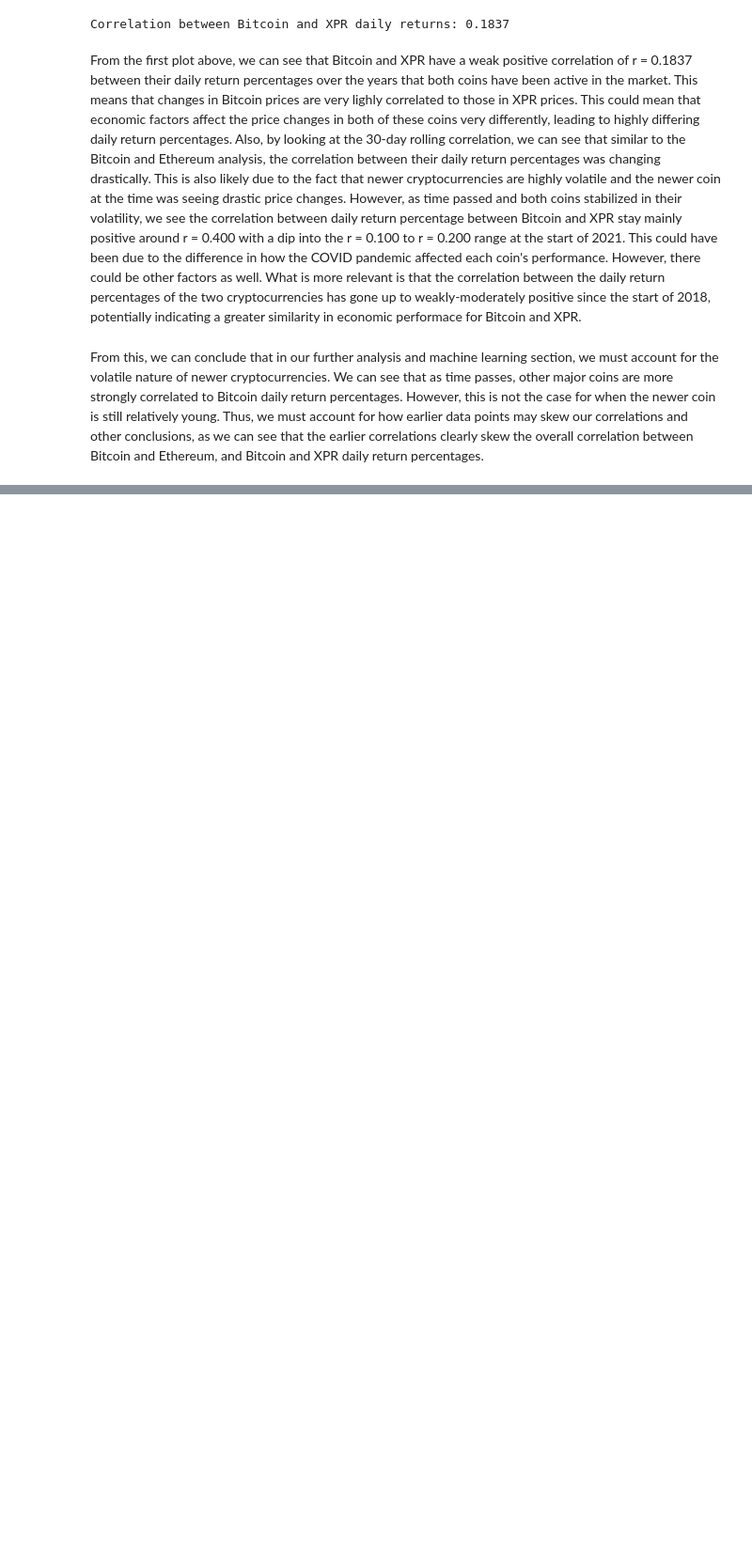
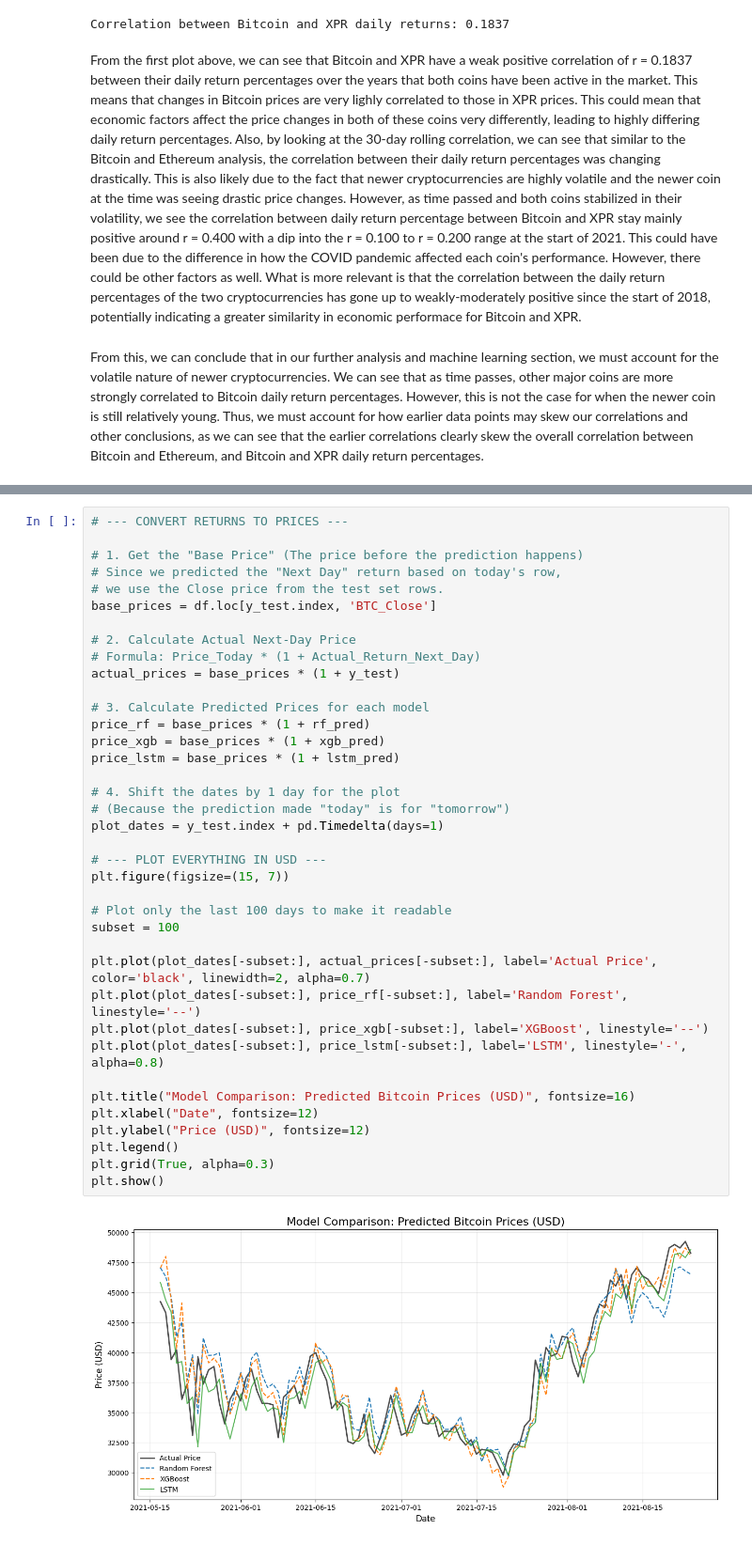
Before and after one commit to rjindal177/CMSC320-Final-Project, a Jupyter notebook: termProject.ipynb, the cells around one changed output, grey strips where cells are left out. Shown at 94% size. Drawn from its saved outputs; the diff is of its cells as text; blank space fills up the shorter version.

```diff
--- a/termProject.ipynb
+++ b/termProject.ipynb
@@ -362,0 +684,40 @@ From this, we can conclude that in our further analysis and machine learning sec
+# %%
+# --- CONVERT RETURNS TO PRICES ---
+
+# 1. Get the "Base Price" (The price before the prediction happens)
+# Since we predicted the "Next Day" return based on today's row,
+# we use the Close price from the test set rows.
+base_prices = df.loc[y_test.index, 'BTC_Close']
+
+# 2. Calculate Actual Next-Day Price
+# Formula: Price_Today * (1 + Actual_Return_Next_Day)
+actual_prices = base_prices * (1 + y_test)
+
+# 3. Calculate Predicted Prices for each model
+price_rf = base_prices * (1 + rf_pred)
+price_xgb = base_prices * (1 + xgb_pred)
+price_lstm = base_prices * (1 + lstm_pred)
+
+# 4. Shift the dates by 1 day for the plot
+# (Because the prediction made "today" is for "tomorrow")
+plot_dates = y_test.index + pd.Timedelta(days=1)
+
+# --- PLOT EVERYTHING IN USD ---
+plt.figure(figsize=(15, 7))
+
+# Plot only the last 100 days to make it readable
+subset = 100
+
+plt.plot(plot_dates[-subset:], actual_prices[-subset:], label='Actual Price', color='black', linewidth=2, alpha=0.7)
+plt.plot(plot_dates[-subset:], price_rf[-subset:], label='Random Forest', linestyle='--')
+plt.plot(plot_dates[-subset:], price_xgb[-subset:], label='XGBoost', linestyle='--')
+plt.plot(plot_dates[-subset:], price_lstm[-subset:], label='LSTM', linestyle='-', alpha=0.8)
+
+plt.title("Model Comparison: Predicted Bitcoin Prices (USD)", fontsize=16)
+plt.xlabel("Date", fontsize=12)
+plt.ylabel("Price (USD)", fontsize=12)
+plt.legend()
+plt.grid(True, alpha=0.3)
+plt.show()
+# %% [output]
+[figure, added]
```
Also changed, not shown: parts of 16 cells of this notebook.
